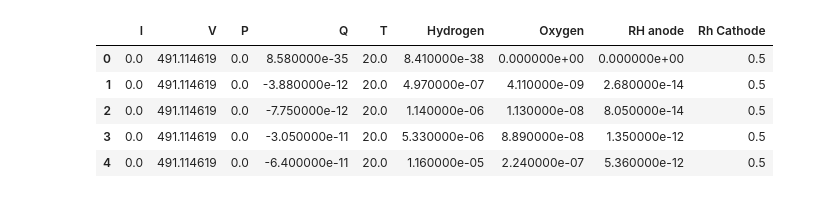
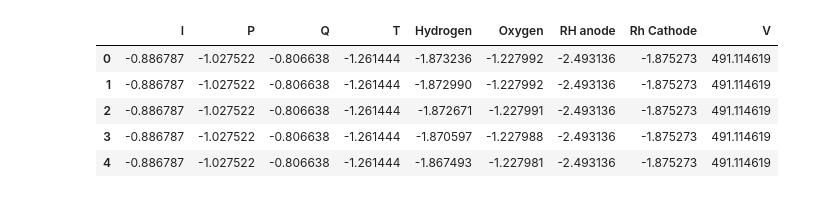
Before and after one commit to RodrigueDaniel/Major_project, a Jupyter notebook: notebooks/svrv2.ipynb, the cells around one changed output. Cells and saved outputs as stored; diff of their text form; code cells hidden in the pictures.

```diff
--- a/notebooks/svrv2.ipynb
+++ b/notebooks/svrv2.ipynb
@@ -9,16 +9,16 @@ from sklearn.metrics import r2_score, mean_absolute_error
 import matplotlib.pyplot as plt
 # %%
 # === Load Data ===
-df = pd.read_csv(r'D:\Coding\Major-Project\new_\data\PEMfuel cell.csv')
+df = pd.read_csv(r'D:\Coding\Major-Project\new_\data\preprocessed_data.csv')
 
 df.head()
 # %% [output]
-|  | I | V | P | Q | T | Hydrogen | Oxygen | RH anode | Rh Cathode |
-| 0 | 0.0 | 491.114619 | 0.0 | 8.580000e-35 | 20.0 | 8.410000e-38 | 0.000000e+00 | 0.000000e+00 | 0.5 |
-| 1 | 0.0 | 491.114619 | 0.0 | -3.880000e-12 | 20.0 | 4.970000e-07 | 4.110000e-09 | 2.680000e-14 | 0.5 |
-| 2 | 0.0 | 491.114619 | 0.0 | -7.750000e-12 | 20.0 | 1.140000e-06 | 1.130000e-08 | 8.050000e-14 | 0.5 |
-| 3 | 0.0 | 491.114619 | 0.0 | -3.050000e-11 | 20.0 | 5.330000e-06 | 8.890000e-08 | 1.350000e-12 | 0.5 |
-| 4 | 0.0 | 491.114619 | 0.0 | -6.400000e-11 | 20.0 | 1.160000e-05 | 2.240000e-07 | 5.360000e-12 | 0.5 |
+|  | I | P | Q | T | Hydrogen | Oxygen | RH anode | Rh Cathode | V |
+| 0 | -0.886787 | -1.027522 | -0.806638 | -1.261444 | -1.873236 | -1.227992 | -2.493136 | -1.875273 | 491.114619 |
+| 1 | -0.886787 | -1.027522 | -0.806638 | -1.261444 | -1.872990 | -1.227992 | -2.493136 | -1.875273 | 491.114619 |
+| 2 | -0.886787 | -1.027522 | -0.806638 | -1.261444 | -1.872671 | -1.227991 | -2.493136 | -1.875273 | 491.114619 |
+| 3 | -0.886787 | -1.027522 | -0.806638 | -1.261444 | -1.870597 | -1.227988 | -2.493136 | -1.875273 | 491.114619 |
+| 4 | -0.886787 | -1.027522 | -0.806638 | -1.261444 | -1.867493 | -1.227981 | -2.493136 | -1.875273 | 491.114619 |
 # %%
 X = df[['I', 'T', 'Hydrogen', 'Oxygen']]  # I = current, T = temperature
 y = df['V']  # Voltage
```
Also changed, not shown: parts of 5 cells of this notebook, 17 other files.
